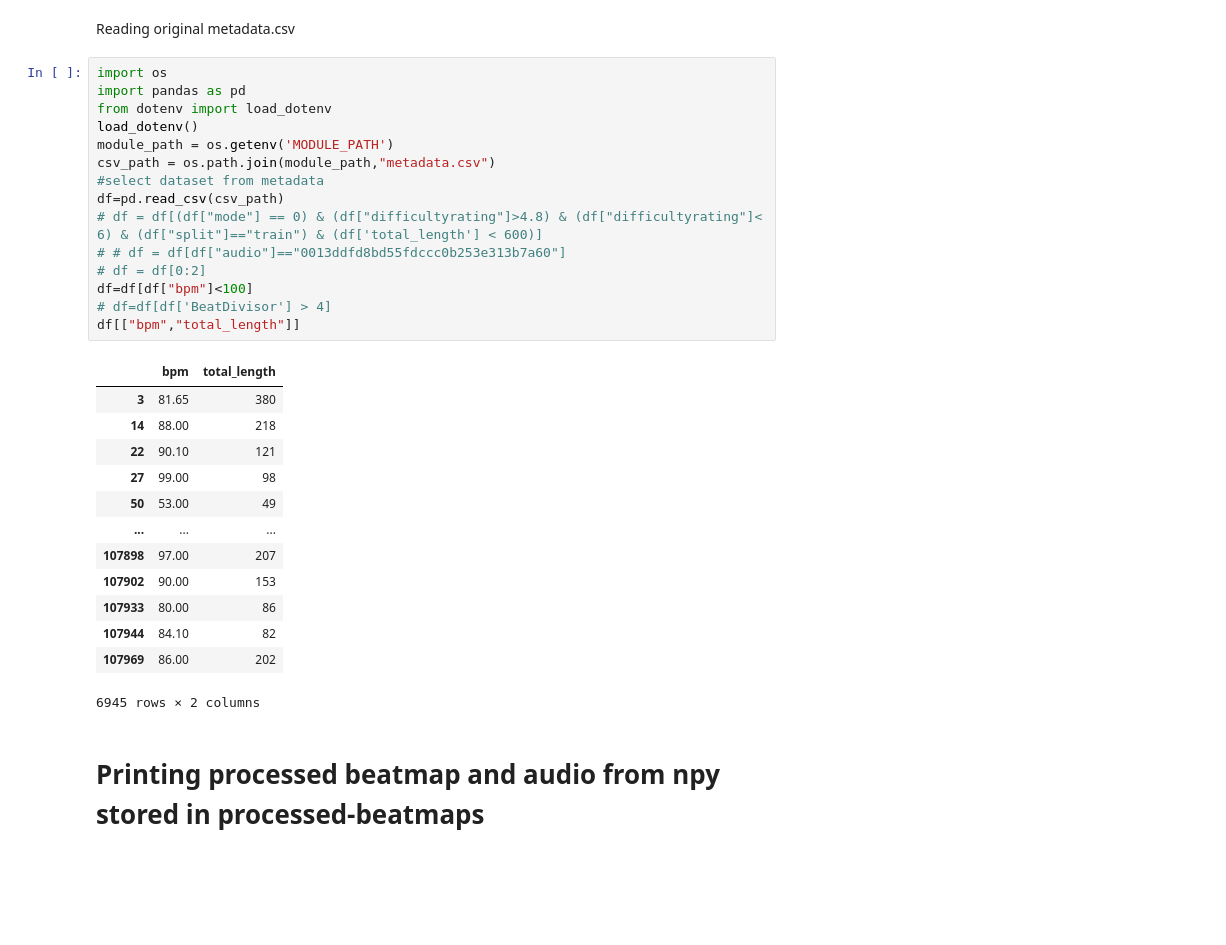
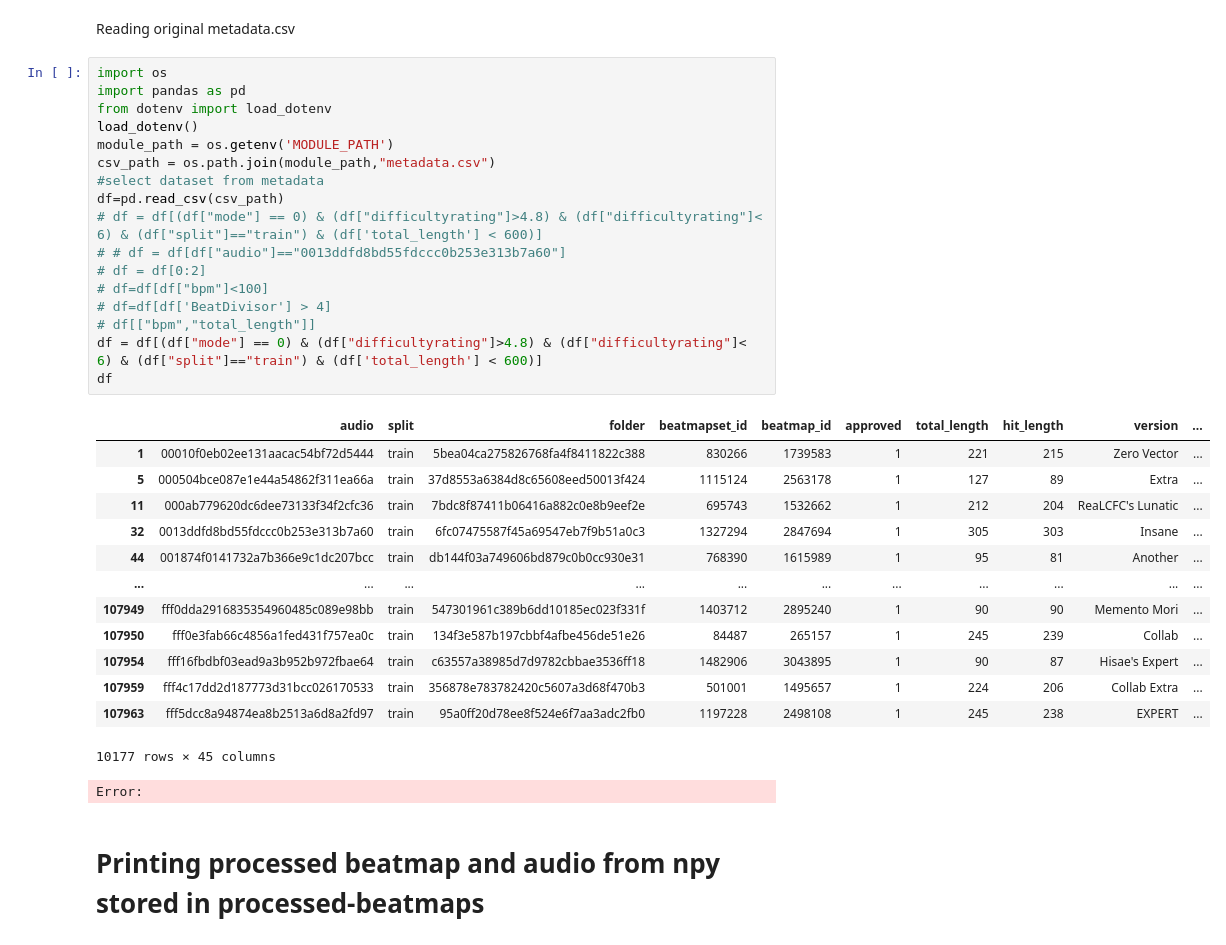
Before and after one commit to darshsingh116/beatmap, a Jupyter notebook: test.ipynb, the cells around one changed output. Cells and saved outputs as stored; diff of their text form; blank space fills up the shorter version.

```diff
--- a/test.ipynb
+++ b/test.ipynb
@@ -3,32 +3,35 @@ Reading original metadata.csv
 # %%
 import os
 import pandas as pd
 from dotenv import load_dotenv
 load_dotenv()
 module_path = os.getenv('MODULE_PATH')
 csv_path = os.path.join(module_path,"metadata.csv")
 #select dataset from metadata
 df=pd.read_csv(csv_path)
 # df = df[(df["mode"] == 0) & (df["difficultyrating"]>4.8) & (df["difficultyrating"]< 6) & (df["split"]=="train") & (df['total_length'] < 600)]
 # # df = df[df["audio"]=="0013ddfd8bd55fdccc0b253e313b7a60"]
 # df = df[0:2]
-df=df[df["bpm"]<100]
+# df=df[df["bpm"]<100]
 # df=df[df['BeatDivisor'] > 4]
-df[["bpm","total_length"]]
+# df[["bpm","total_length"]]
+df = df[(df["mode"] == 0) & (df["difficultyrating"]>4.8) & (df["difficultyrating"]< 6) & (df["split"]=="train") & (df['total_length'] < 600)]
+df
 # %% [output]
-|  | bpm | total_length |
-| 3 | 81.65 | 380 |
-| 14 | 88.00 | 218 |
-| 22 | 90.10 | 121 |
-| 27 | 99.00 | 98 |
-| 50 | 53.00 | 49 |
-| ... | ... | ... |
-| 107898 | 97.00 | 207 |
-| 107902 | 90.00 | 153 |
-| 107933 | 80.00 | 86 |
-| 107944 | 84.10 | 82 |
-| 107969 | 86.00 | 202 |
+|  | audio | split | folder | beatmapset_id | beatmap_id | approved | total_length | hit_length | version | ... |
+| 1 | 00010f0eb02ee131aacac54bf72d5444 | train | 5bea04ca275826768fa4f8411822c388 | 830266 | 1739583 | 1 | 221 | 215 | Zero Vector | ... |
+| 5 | 000504bce087e1e44a54862f311ea66a | train | 37d8553a6384d8c65608eed50013f424 | 1115124 | 2563178 | 1 | 127 | 89 | Extra | ... |
+| 11 | 000ab779620dc6dee73133f34f2cfc36 | train | 7bdc8f87411b06416a882c0e8b9eef2e | 695743 | 1532662 | 1 | 212 | 204 | ReaLCFC's Lunatic | ... |
+| 32 | 0013ddfd8bd55fdccc0b253e313b7a60 | train | 6fc07475587f45a69547eb7f9b51a0c3 | 1327294 | 2847694 | 1 | 305 | 303 | Insane | ... |
+| 44 | 001874f0141732a7b366e9c1dc207bcc | train | db144f03a749606bd879c0b0cc930e31 | 768390 | 1615989 | 1 | 95 | 81 | Another | ... |
+| ... | ... | ... | ... | ... | ... | ... | ... | ... | ... | ... |
+| 107949 | fff0dda2916835354960485c089e98bb | train | 547301961c389b6dd10185ec023f331f | 1403712 | 2895240 | 1 | 90 | 90 | Memento Mori | ... |
+| 107950 | fff0e3fab66c4856a1fed431f757ea0c | train | 134f3e587b197cbbf4afbe456de51e26 | 84487 | 265157 | 1 | 245 | 239 | Collab | ... |
+| 107954 | fff16fbdbf03ead9a3b952b972fbae64 | train | c63557a38985d7d9782cbbae3536ff18 | 1482906 | 3043895 | 1 | 90 | 87 | Hisae's Expert | ... |
+| 107959 | fff4c17dd2d187773d31bcc026170533 | train | 356878e783782420c5607a3d68f470b3 | 501001 | 1495657 | 1 | 224 | 206 | Collab Extra | ... |
+| 107963 | fff5dcc8a94874ea8b2513a6d8a2fd97 | train | 95a0ff20d78ee8f524e6f7aa3adc2fb0 | 1197228 | 2498108 | 1 | 245 | 238 | EXPERT | ... |
-6945 rows × 2 columns
+10177 rows × 45 columns
+Error:
 # %% [markdown]
 # Printing processed beatmap and audio from npy stored in processed-beatmaps
 # %%
```
Also changed, not shown: 6 other files.
